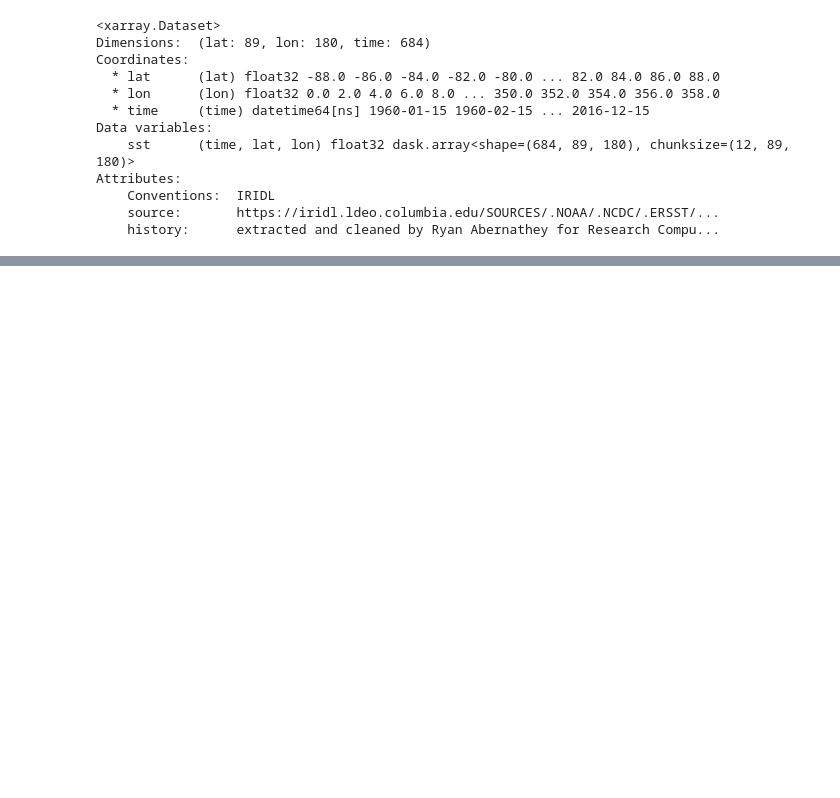
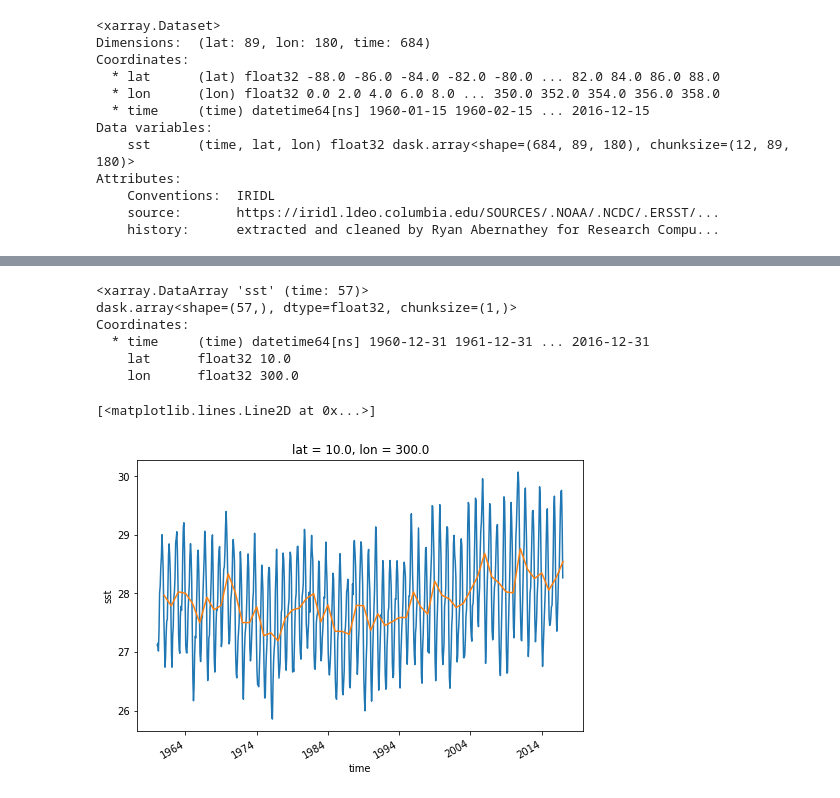
Before and after one commit to pangeo-data/pangeo-tutorial, a Jupyter notebook: notebooks/xarray.ipynb, the cells around one changed output, grey strips where cells are left out. Saved outputs shown, nothing was run; the diff lists cells and outputs as text; code cells hidden in the pictures; blank space fills up the shorter version.

```diff
--- a/notebooks/xarray.ipynb
+++ b/notebooks/xarray.ipynb
@@ -442,0 +454,17 @@ sst_cor.plot(transform=ccrs.PlateCarree(),
+# %%
+sst_ts = ds_all.sst.sel(lon=300, lat=10)
+sst_ts_annual = sst_ts.resample(time='A').mean(dim='time')
+sst_ts_annual
+# %% [output]
+<xarray.DataArray 'sst' (time: 57)>
+dask.array<shape=(57,), dtype=float32, chunksize=(1,)>
+Coordinates:
+  * time     (time) datetime64[ns] 1960-12-31 1961-12-31 ... 2016-12-31
+    lat      float32 10.0
+    lon      float32 300.0
+# %%
+sst_ts.plot()
+sst_ts_annual.plot()
+# %% [output]
+[<matplotlib.lines.Line2D at 0x...>]
+[figure, added]
```
Also changed, not shown: parts of 19 cells of this notebook.
